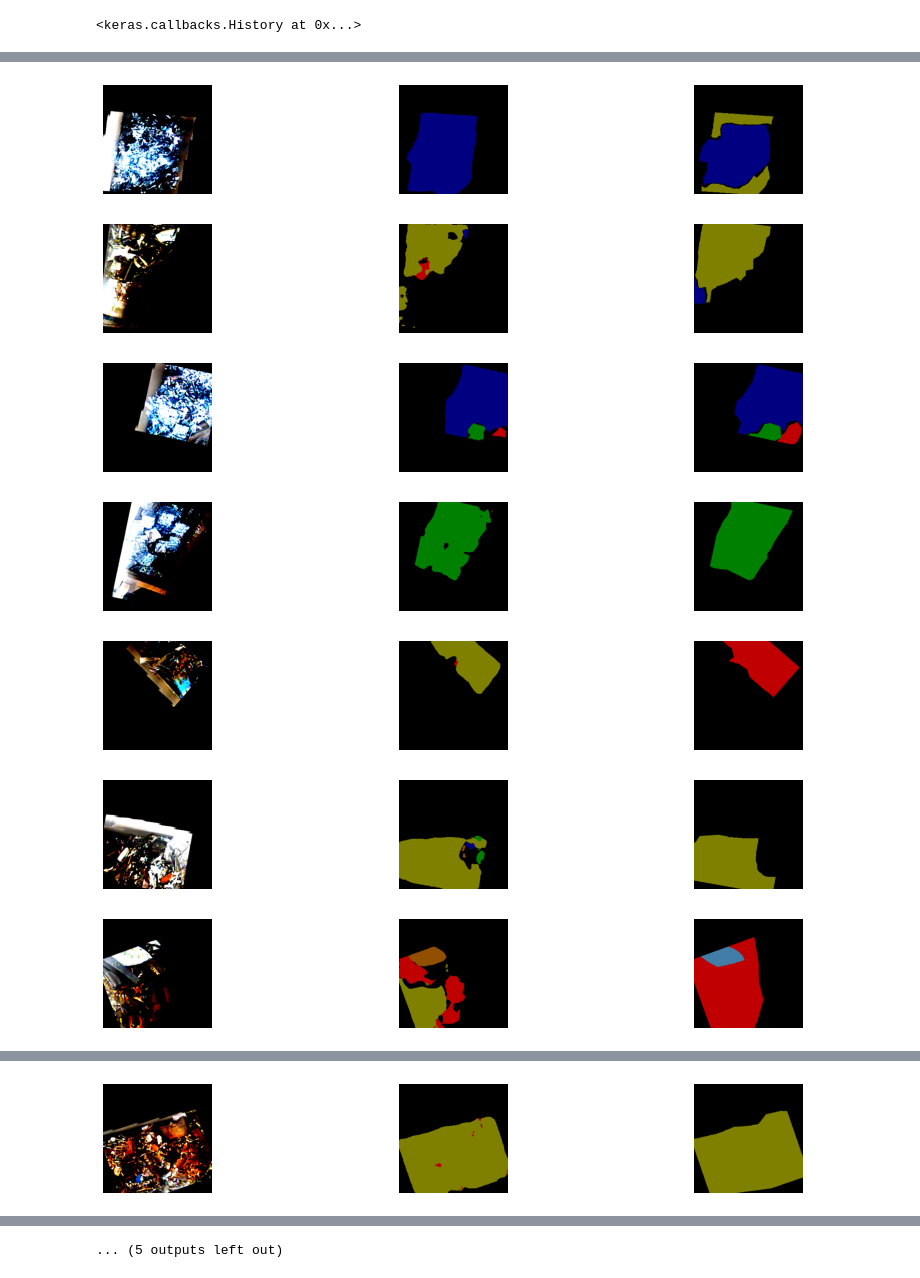
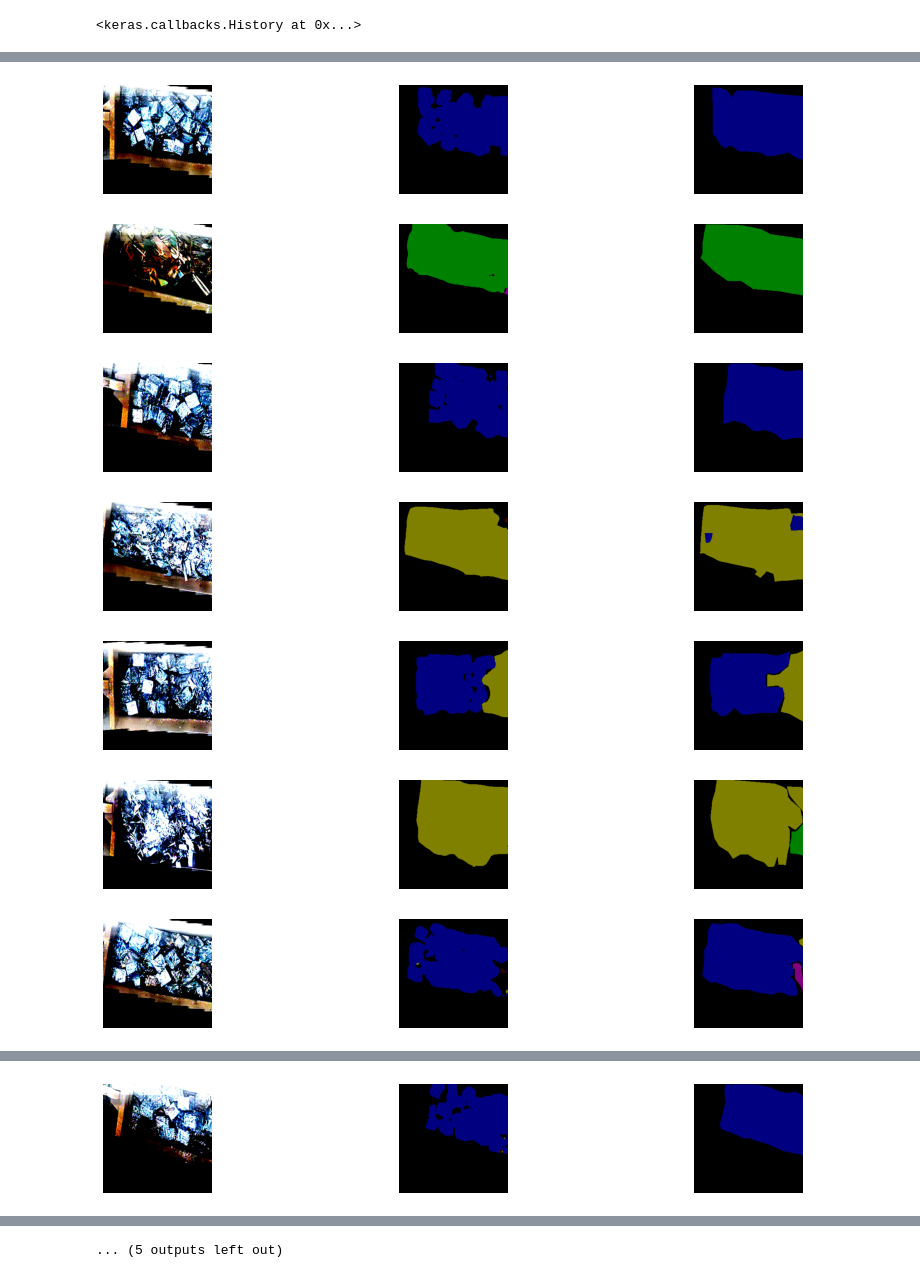
Before and after one commit to tunmustard/features_extractions, a Jupyter notebook: projects/scrapid/main_scrapid_768x256_t22_unet_sequence.ipynb, the cells around one changed output, grey strips where cells are left out. Saved outputs shown, nothing was run; the diff lists cells and outputs as text; code cells hidden in the pictures.

```diff
--- a/projects/scrapid/main_scrapid_768x256_t22_unet_sequence.ipynb
+++ b/projects/scrapid/main_scrapid_768x256_t22_unet_sequence.ipynb
@@ -131,11 +131,13 @@ shuffle = False
 
 model_checkpoint = SETUP_BASE_DIR + 'models/checkpoints/scrapid_11c_256x256_unet_cpu.h5'
 save_model = SETUP_BASE_DIR + 'models/scrapid_11c_256x256_unet_gpu'
+#data_dir = SETUP_BASE_DIR + "data_debug/"
 data_dir = SETUP_BASE_DIR + "data_validation/"
+#data_dir = SETUP_BASE_DIR + "data_training/"
 scaler_file = SETUP_BASE_DIR + 'models/scalers/scrapid_11c_256x256_819_1_unet_scaler_v1.pkl'
 
 ###Enter custom balance table if you want:
-balance_table = np.array([6, 0, 2, 1.8, 1, 1, 1, 1, 1, 1, 1])
+balance_table = np.array([10, 0, 2, 1.8, 1, 1, 1, 1, 1, 1, 1])
 #################################################
 
 ###Help function that normalizes weight coefficients
@@ -217,10 +219,11 @@ data = DataGenerator(data_dir=data_dir,
                                 #Image_generator.Mod_reshape(shape=(-1,256,256,3),target="x"),
                             ],
                             special_layers = [[
-                                Image_generator.Mod_shuffle(),
-                                Image_generator.Mod_shift(sh_h=100, sh_v=100, rand = True, interpolation_saved = cv.INTER_NEAREST, borderValue=0, borderValue_saved=0),
-                                Image_generator.Mod_rotate(angle=180, rand = True, interpolation_saved = cv.INTER_NEAREST, borderValue=0, borderValue_saved=0),
+                                #Image_generator.Mod_shuffle(),
+                                #Image_generator.Mod_shift(sh_h=100, sh_v=100, rand = True, interpolation_saved = cv.INTER_NEAREST, borderValue=0, borderValue_saved=0),
+                                #Image_generator.Mod_rotate(angle=180, rand = True, interpolation_saved = cv.INTER_NEAREST, borderValue=0, borderValue_saved=0),
                                 Image_generator.Mod_one_hot( SETUP_LIST_OF_CLASS_INDEXES, rgb_mode = SETUP_Y_IS_RGB, target="y"),
+                                Image_generator.Mod_merge_void(channel_num=0, target="y")
                             ]]
                         )
                     )
@@ -229,11 +232,13 @@ data = DataGenerator(data_dir=data_dir,
 ###DEBUG CELL####
 #Take a look how our datset look like
 #data.on_epoch_end()
+print(data.num_batches)
+
 tmp_x, tmp_y = data.__getitem__(0)
 
-dbug.show_images_list(tmp_x[:4,...], col_number = 4)
+dbug.show_images_list(tmp_x[:6,...], col_number = 6)
 for c in range(tmp_y.shape[-1]):
-        dbug.show_images_list(tmp_y[:4,..., c], col_number = 4)
+        dbug.show_images_list(tmp_y[:6,..., c], col_number = 6)
 # %% [output]
 Clipping input data to the valid range for imshow with RGB data ([0..1] for floats or [0..255] for integers).
 Clipping input data to the valid range for imshow with RGB data ([0..1] for floats or [0..255] for integers).
@@ -521,0 +530,14 @@ array([0.90396408,        nan, 0.54653044, 0.73544019, 0.77553485,
+# %%
+#####DEBUG CELL#####
+_x,_y = data.__getitem__(5)
+
+_y[:,100:150,100:150,:]=0
+
+true_pixels = np.equal(np.sum(_y, axis=-1), 0).astype(_y.dtype)#K.equal(K.sum(_y, axis=-1), 0).numpy()
+
+_y[...,0] = _y[...,0] + true_pixels
+
+print(true_pixels.max())
+#true_pixels.max()
+for c in range(_y.shape[-1]):
+    dbug.show_images_list(_y[0,...,c].reshape(-1,_y.shape[1],_y.shape[2]),col_number = 3)
@@ -523,7 +558,7 @@ array([0.90396408,        nan, 0.54653044, 0.73544019, 0.77553485,
 ###ANALYSE CELL####
 #Helpful function
 #Show prediction result over the whole batch
-batch_num = 1
+batch_num = 0
 x_, y_ = data.__getitem__(batch_num)
 
 def show_predict_compare_batch_by_rgb(x,x_orig,y_orig,model,list_of_codes_colors = SETUP_LIST_OF_CLASS_COLORS):
@@ -558,10 +593,10 @@ Clipping input data to the valid range for imshow with RGB data ([0..1] for floa
 Clipping input data to the valid range for imshow with RGB data ([0..1] for floats or [0..255] for integers).
 Clipping input data to the valid range for imshow with RGB data ([0..1] for floats or [0..255] for integers).
 Clipping input data to the valid range for imshow with RGB data ([0..1] for floats or [0..255] for integers).
-[figure, old version]
+[figure, new version]
-[figure, old version]
+[figure, new version]
-[figure, old version]
+[figure, new version]
-[figure, old version]
+[figure, new version]
-[figure, old version]
+[figure, new version]
-[figure, old version]
+[figure, new version]
-[figure, old version]
+[figure, new version]
@@ -569 +604 @@ Clipping input data to the valid range for imshow with RGB data ([0..1] for floa
-[figure, old version]
+[figure, new version]
```
Also changed, not shown: parts of 8 cells of this notebook, 5 other files.
